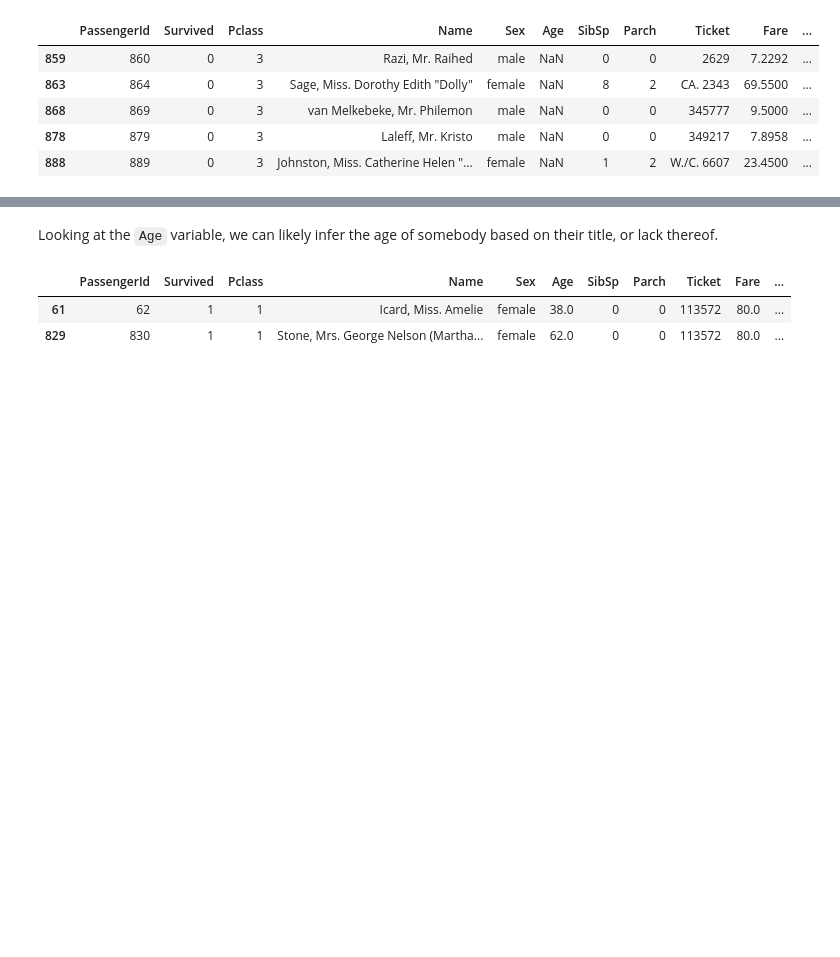
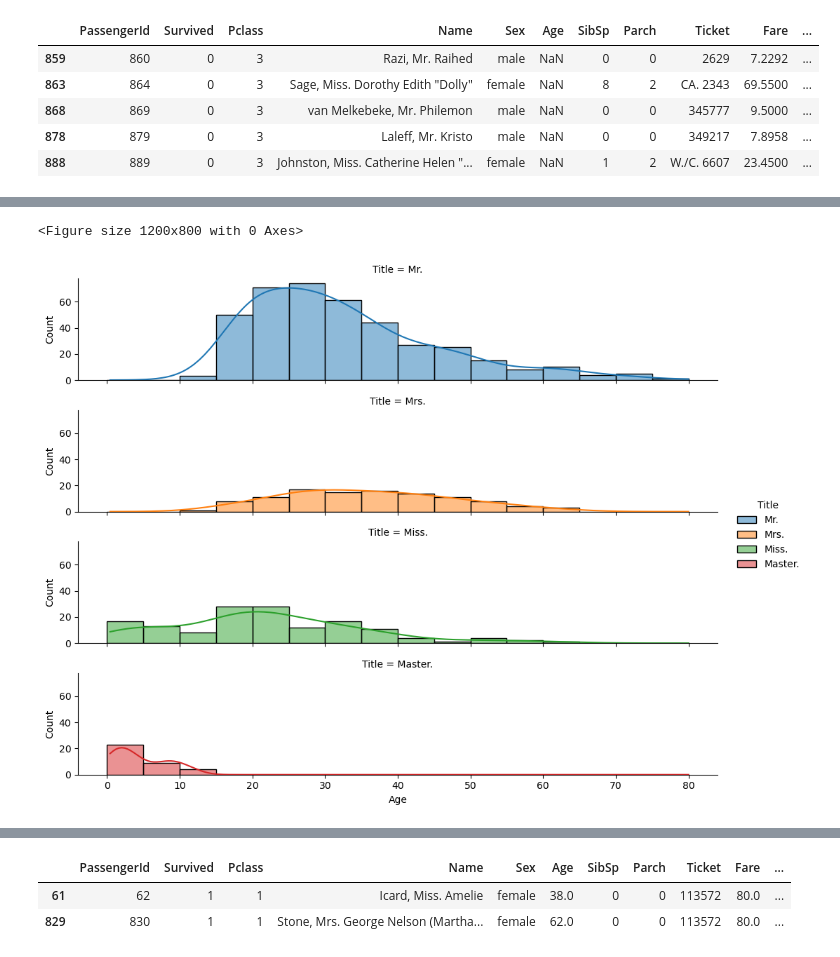
Before and after one commit to xFiveRivers/Kaggle_Titanic, a Jupyter notebook: eda/data_description.ipynb, the cells around one changed output, grey strips where cells are left out. Drawn from its saved outputs; the diff is of its cells as text; code cells hidden in the pictures; blank space fills up the shorter version.

```diff
--- a/eda/data_description.ipynb
+++ b/eda/data_description.ipynb
@@ -147,3 +233,21 @@ One method of dealing with the missing values with `Age` is to input the age giv
+# %%
+plt.figure(figsize=(12,8))
+sns.displot(
+    data=train_df[train_df['Title'].isin(remaining_titles)],
+    kind='hist',
+    x='Age',
+    binwidth=5,
+    binrange=(0, 80),
+    kde=True,
+    row='Title',
+    hue='Title',
+    height=2,
+    aspect=5
+    )
+plt.show()
+# %% [output]
+<Figure size 1200x800 with 0 Axes>
+[figure, added]
 # %%
 train_df[(train_df['Age'] < 18) & (train_df['Sex'] == 'male')].head(20)
 # %% [output]
@@ -184,8 +288,6 @@ train_df[(train_df['Age'] < 16) & (train_df['Sex'] == 'female')].head(20)
 | 374 | 375 | 0 | 3 | Palsson, Miss. Stina Viola | female | 3.0 | 3 | 1 | 349909 | 21.0750 | ... |
 | 381 | 382 | 1 | 3 | Nakid, Miss. Maria ("Mary") | female | 1.0 | 0 | 2 | 2653 | 15.7417 | ... |
 | 419 | 420 | 0 | 3 | Van Impe, Miss. Catharina | female | 10.0 | 0 | 2 | 345773 | 24.1500 | ... |
-# %% [markdown]
-Looking at the `Age` variable, we can likely infer the age of somebody based on their title, or lack thereof.
 # %%
 train_df[train_df['Embarked'].isnull()]
 # %% [output]
```
Also changed, not shown: parts of 11 cells of this notebook.
